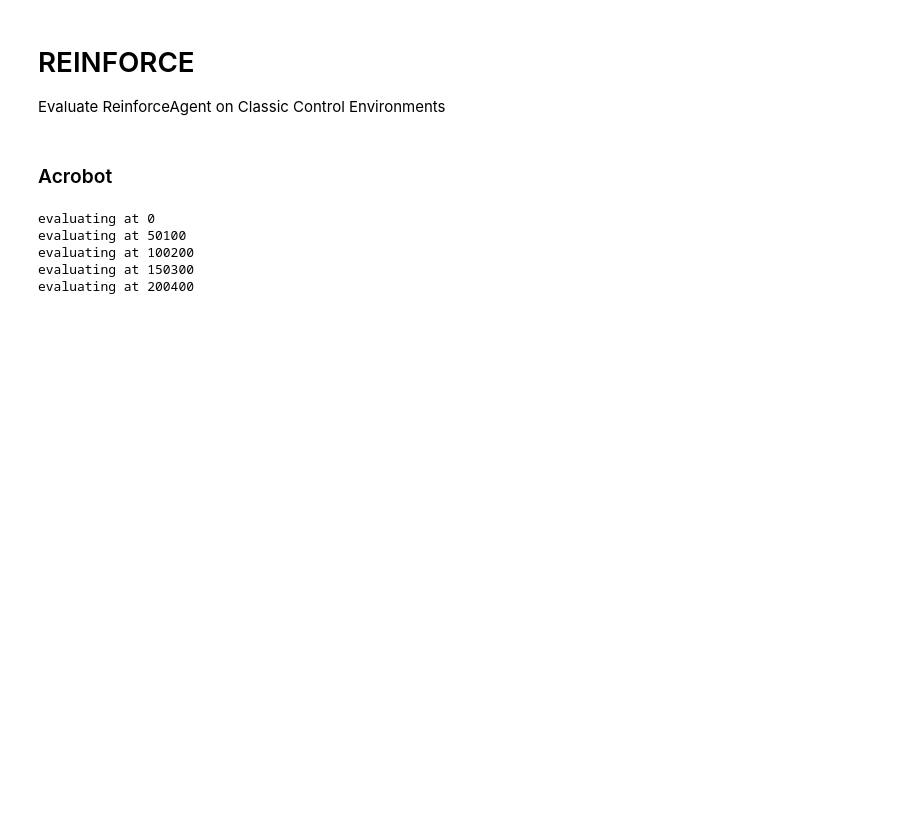
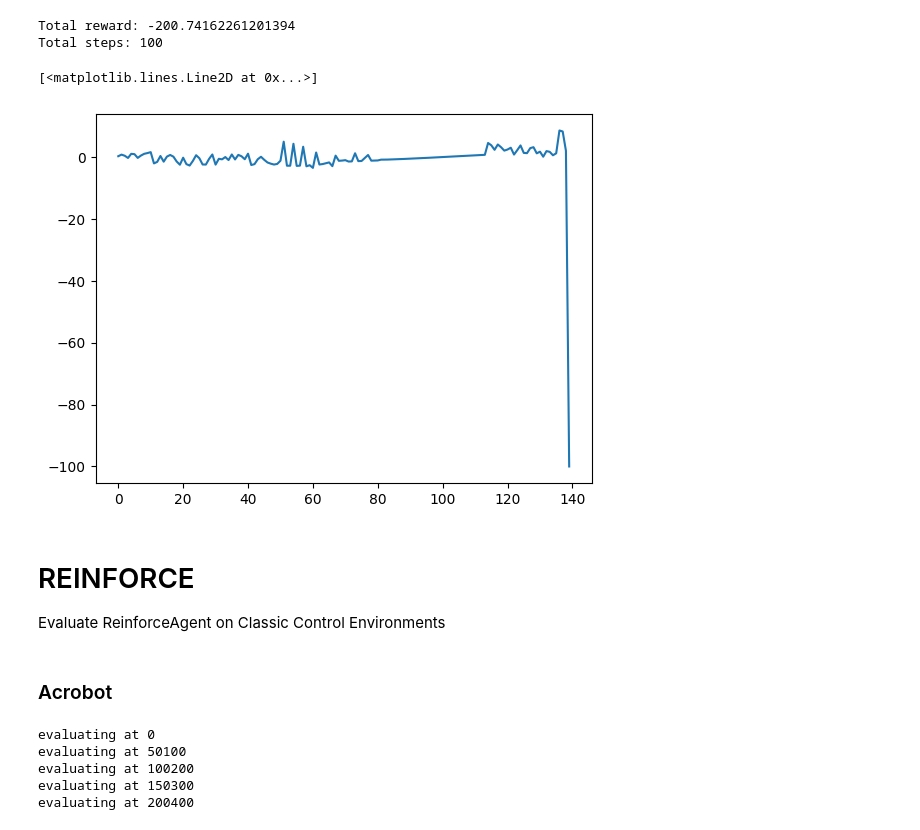
Before and after one commit to gdubbs100/spinning_up_rl, a Jupyter notebook: agent_evaluation.ipynb, the cells around one changed output. Cells and saved outputs as stored; diff of their text form; code cells hidden in the pictures; blank space fills up the shorter version.

```diff
--- a/agent_evaluation.ipynb
+++ b/agent_evaluation.ipynb
@@ -11,6 +11,60 @@ from algorithms.dqn import DQNAgent
 from networks.policy import DiscretePolicy, ContinuousPolicy
 from networks.value_networks import Qnet
 from utils.eval_utils import *
+# %%
+from gymnasium.wrappers import RecordVideo
+
+env = gym.make("LunarLander-v3", render_mode="rgb_array")
+env = RecordVideo(env, video_folder="logs/continual_learner/LunarLander-v3_06-08-2025_174024/videos",)
+q_net = torch.load("logs/continual_learner/LunarLander-v3_06-08-2025_174024/network.pt")
+
+
+agent = DQNAgent(
+    q_net,
+    lr=1.0e-4,
+    optimiser=optim.Adam,
+    buffer_size=1e6,
+    mini_batch_size=64,# should this be multiplied by num_parallel_envs?
+    epsilon=.001,
+    eps_end=0.01,
+    eps_decay=1e4,
+    discount_rate=.99,
+    num_eval_episodes=5
+)
+
+state, _ = env.reset()
+done=False
+episode_reward = 0
+rewards = []
+steps = 0
+while not done:
+    with torch.no_grad():
+            action, _ = agent.act(state)
+
+    ## TODO: create torch wrapper
+    (
+        next_state,
+        reward,
+        terminated,
+        truncated,
+        info
+    ) = env.step(action.cpu().numpy())
+    done = terminated or truncated
+    episode_reward += reward
+    rewards.append(reward)
+    steps += 1
+
+    state = next_state
+env.close()
+print(f"Total reward: {episode_reward}\nTotal steps: {steps}")
+# %% [output]
+Total reward: -200.74162261201394
+Total steps: 100
+# %%
+plt.plot(rewards)
+# %% [output]
+[<matplotlib.lines.Line2D at 0x...>]
+[figure, added]
 # %% [markdown]
 # REINFORCE
 
```
Also changed, not shown: 5 other files.
